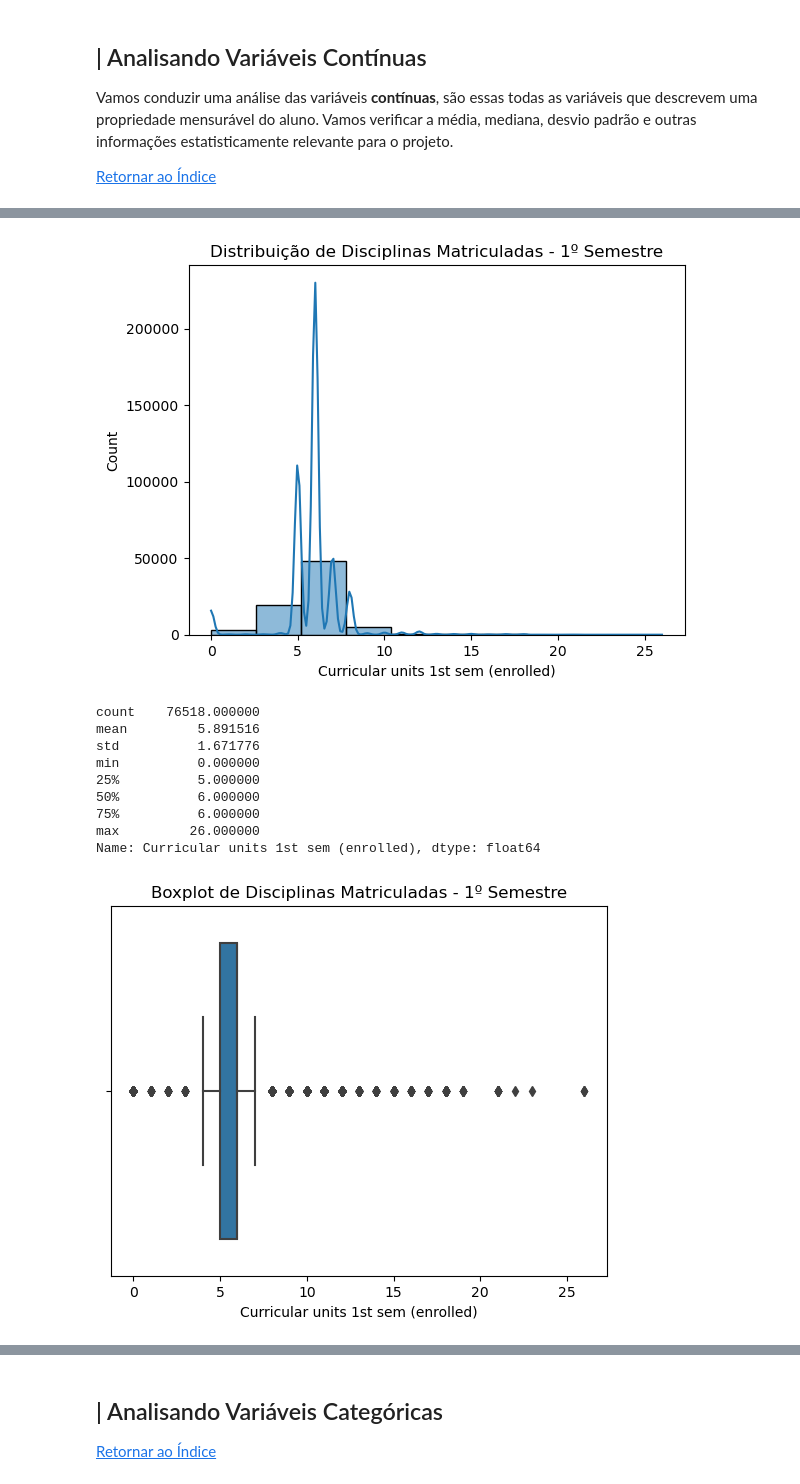
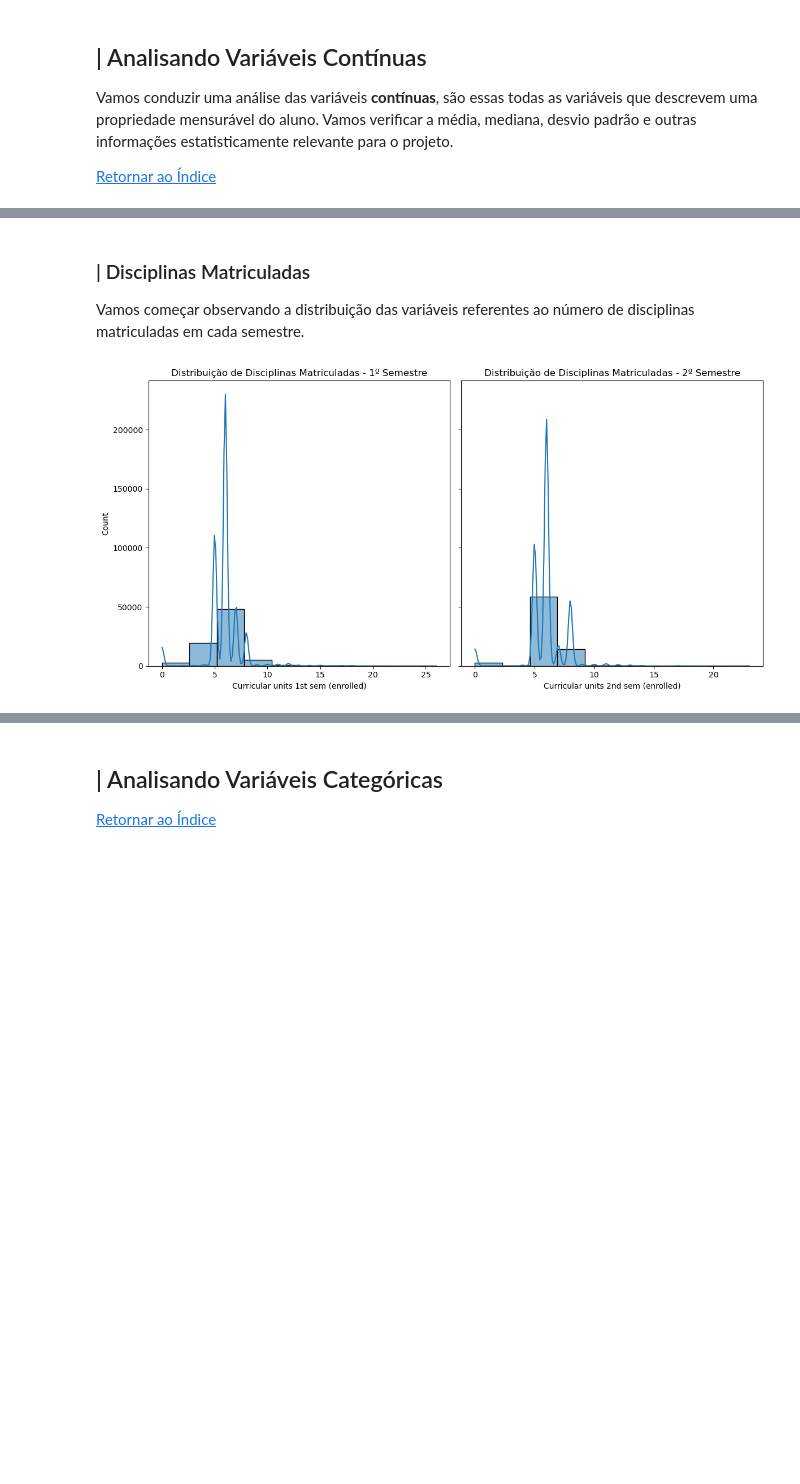
Before and after one commit to DuquePin/Final_Project_EBAC, a Jupyter notebook: notebooks/EDA.ipynb, the cells around one changed output, grey strips where cells are left out. Saved outputs shown, nothing was run; the diff lists cells and outputs as text; code cells hidden in the pictures; blank space fills up the shorter version.

```diff
--- a/notebooks/EDA.ipynb
+++ b/notebooks/EDA.ipynb
@@ -296,25 +331,10 @@ No entanto, vamos extender a nossa análise também para as seguintes variáveis
+# %% [markdown]
+### | Disciplinas Matriculadas
+
+Vamos começar observando a distribuição das variáveis referentes ao número de disciplinas matriculadas em cada semestre.
 # %%
-# Histograma para o número de disciplinas matriculadas no 1º semestre
-sns.histplot(df_exp['Curricular units 1st sem (enrolled)'], kde=True, bins=10)
-plt.title('Distribuição de Disciplinas Matriculadas - 1º Semestre')
-plt.show()
-
-# Estatísticas descritivas
-print(df_exp['Curricular units 1st sem (enrolled)'].describe())
-
-# Boxplot
-sns.boxplot(x=df_exp['Curricular units 1st sem (enrolled)'])
-plt.title('Boxplot de Disciplinas Matriculadas - 1º Semestre')
-plt.show()
+# Histograma para o número de disciplinas matriculadas no 1º e 2º semestre
+plotar_histograma('Curricular units 1st sem (enrolled)', 'Curricular units 2nd sem (enrolled)',
+                  'Distribuição de Disciplinas Matriculadas - 1º Semestre', 'Distribuição de Disciplinas Matriculadas - 2º Semestre')
 # %% [output]
-[figure, old version]
+[figure, new version]
-count    76518.000000
-mean         5.891516
-std          1.671776
-min          0.000000
-25%          5.000000
-50%          6.000000
-75%          6.000000
-max         26.000000
-Name: Curricular units 1st sem (enrolled), dtype: float64
-[figure, removed]
```
Also changed, not shown: parts of 42 cells of this notebook, 2 other files.
